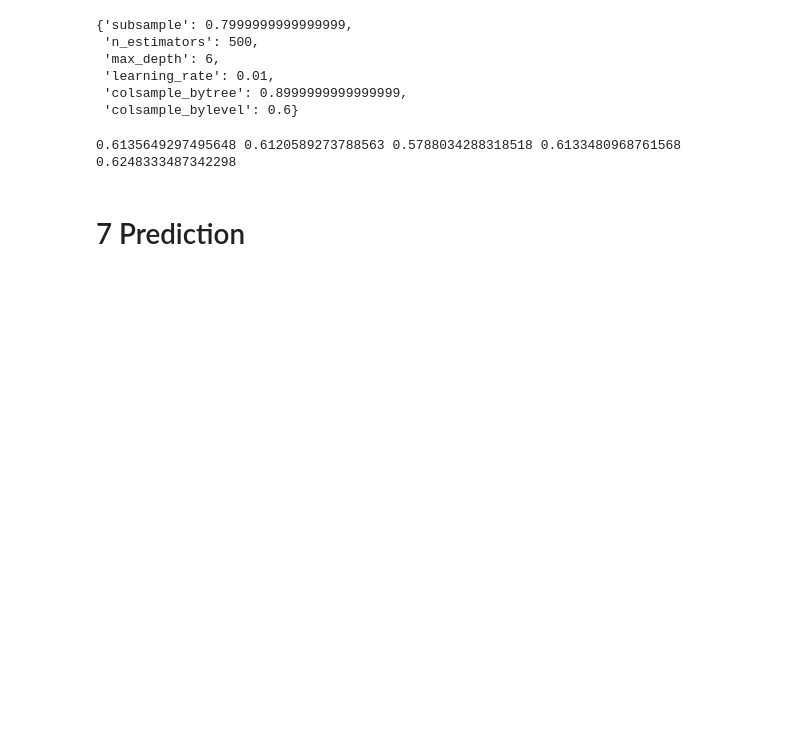
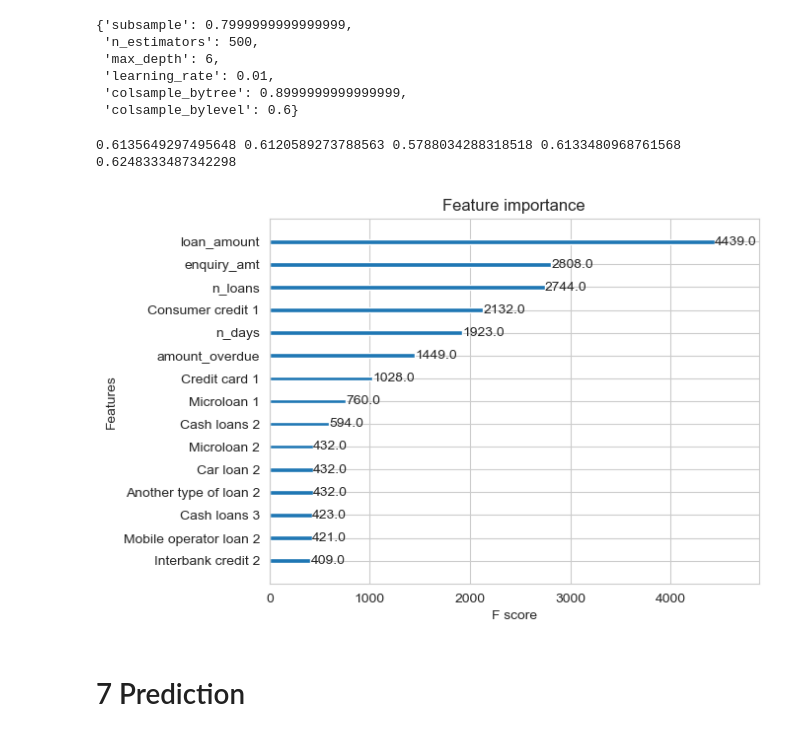
Before and after one commit to M-Krishna-Sumanth/Monsoon-CreditTech, a Jupyter notebook: Monsoon CreditTech.ipynb, the cells around one changed output. Saved outputs shown, nothing was run; the diff lists cells and outputs as text; code cells hidden in the pictures; blank space fills up the shorter version.

```diff
--- a/Monsoon CreditTech.ipynb
+++ b/Monsoon CreditTech.ipynb
@@ -546,13 +505,9 @@ dataset_train[dataset_train.isnull().any(axis=1)]
 dataset_train.fillna(0,inplace=True)
 # %%
 n = len(dataset_train)
-X_train = dataset_train.iloc[:int(0.7*n),:-1].values
-X_cv = dataset_train.iloc[int(0.7*n):int(0.85*n),:-1].values
-X_test = dataset_train.iloc[int(0.85*n):,:-1].values
-y_train = dataset_train.iloc[:int(0.7*n),-1].values
-y_cv = dataset_train.iloc[int(0.7*n):int(0.85*n),-1].values
-y_test = dataset_train.iloc[int(0.85*n):,-1].values
+X_train = dataset_train.iloc[:int(0.7*n),:-1]
+X_cv = dataset_train.iloc[int(0.7*n):int(0.85*n),:-1]
+X_test = dataset_train.iloc[int(0.85*n):,:-1]
+y_train = dataset_train.iloc[:int(0.7*n),-1]
+y_cv = dataset_train.iloc[int(0.7*n):int(0.85*n),-1]
+y_test = dataset_train.iloc[int(0.85*n):,-1]
-# %%
-scaler = StandardScaler()
-X_train = scaler.fit_transform(X_train)
-X_cv = scaler.transform(X_cv)
@@ -563,3 +514,8 @@ X_train.shape
+# %%
+scaler = StandardScaler()
+X_train = pd.DataFrame(scaler.fit_transform(X_train), columns=X_train.columns)
+X_cv = pd.DataFrame(scaler.transform(X_cv), columns=X_cv.columns)
+X_test = pd.DataFrame(scaler.transform(X_test), columns=X_test.columns)
 # %% [markdown]
 # 6 Machine Learning Models
 # %%
@@ -679,6 +635,11 @@ roc_auc_score_xgbclf = roc_auc_score(y_cv,xgbclf.predict_proba(X_cv)[:,1])
 print(roc_auc_score_lr, roc_auc_score_svc, roc_auc_score_rf, roc_auc_score_vclf, roc_auc_score_xgbclf)
 # %% [output]
 0.6135649297495648 0.6120589273788563 0.5788034288318518 0.6133480968761568 0.6248333487342298
+# %%
+xgboost.plot_importance(xgbclf, max_num_features = 15)
+plt.show()
+# %% [output]
+[figure, added]
 # %% [markdown]
 # 7 Prediction
 # %%
```
Also changed, not shown: parts of 5 cells of this notebook.
